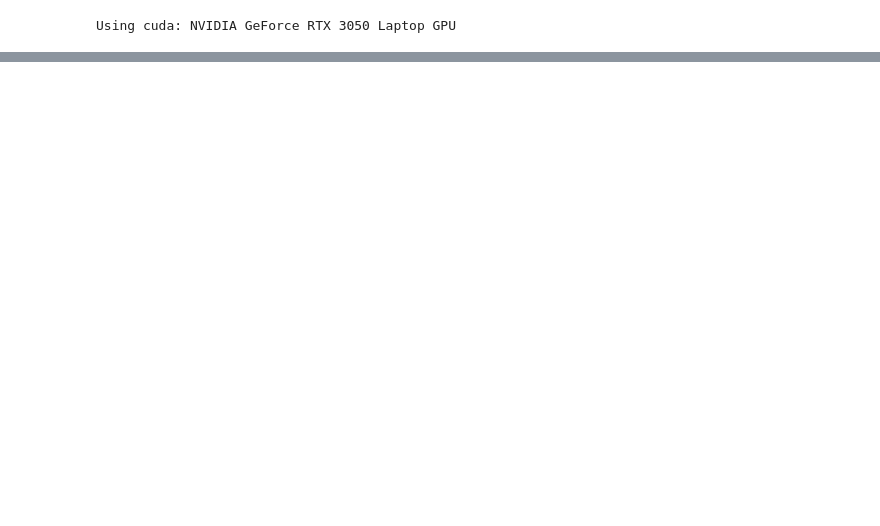
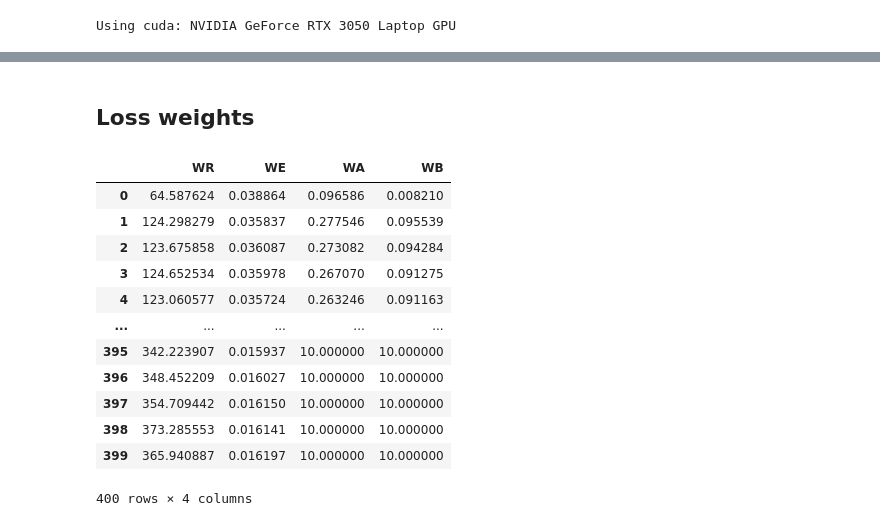
Before and after one commit to MrKozelberg/nn-based-multistate-solver-for-se, a Jupyter notebook: src/nnbmss_for_static_se.ipynb, the cells around one changed output, grey strips where cells are left out. Cells and saved outputs as stored; diff of their text form; code cells hidden in the pictures; blank space fills up the shorter version.

```diff
--- a/src/nnbmss_for_static_se.ipynb
+++ b/src/nnbmss_for_static_se.ipynb
@@ -418,0 +461,21 @@ ax.set_ylim(0,1e2)
+# %% [markdown]
+## Loss weights
+# %%
+import pandas as pd
+
+lw = pd.read_csv(params['wPath'])
+lw
+# %% [output]
+|  | WR | WE | WA | WB |
+| 0 | 64.587624 | 0.038864 | 0.096586 | 0.008210 |
+| 1 | 124.298279 | 0.035837 | 0.277546 | 0.095539 |
+| 2 | 123.675858 | 0.036087 | 0.273082 | 0.094284 |
+| 3 | 124.652534 | 0.035978 | 0.267070 | 0.091275 |
+| 4 | 123.060577 | 0.035724 | 0.263246 | 0.091163 |
+| ... | ... | ... | ... | ... |
+| 395 | 342.223907 | 0.015937 | 10.000000 | 10.000000 |
+| 396 | 348.452209 | 0.016027 | 10.000000 | 10.000000 |
+| 397 | 354.709442 | 0.016150 | 10.000000 | 10.000000 |
+| 398 | 373.285553 | 0.016141 | 10.000000 | 10.000000 |
+| 399 | 365.940887 | 0.016197 | 10.000000 | 10.000000 |
+400 rows × 4 columns
```
Also changed, not shown: parts of 23 cells of this notebook, 21 other files.
